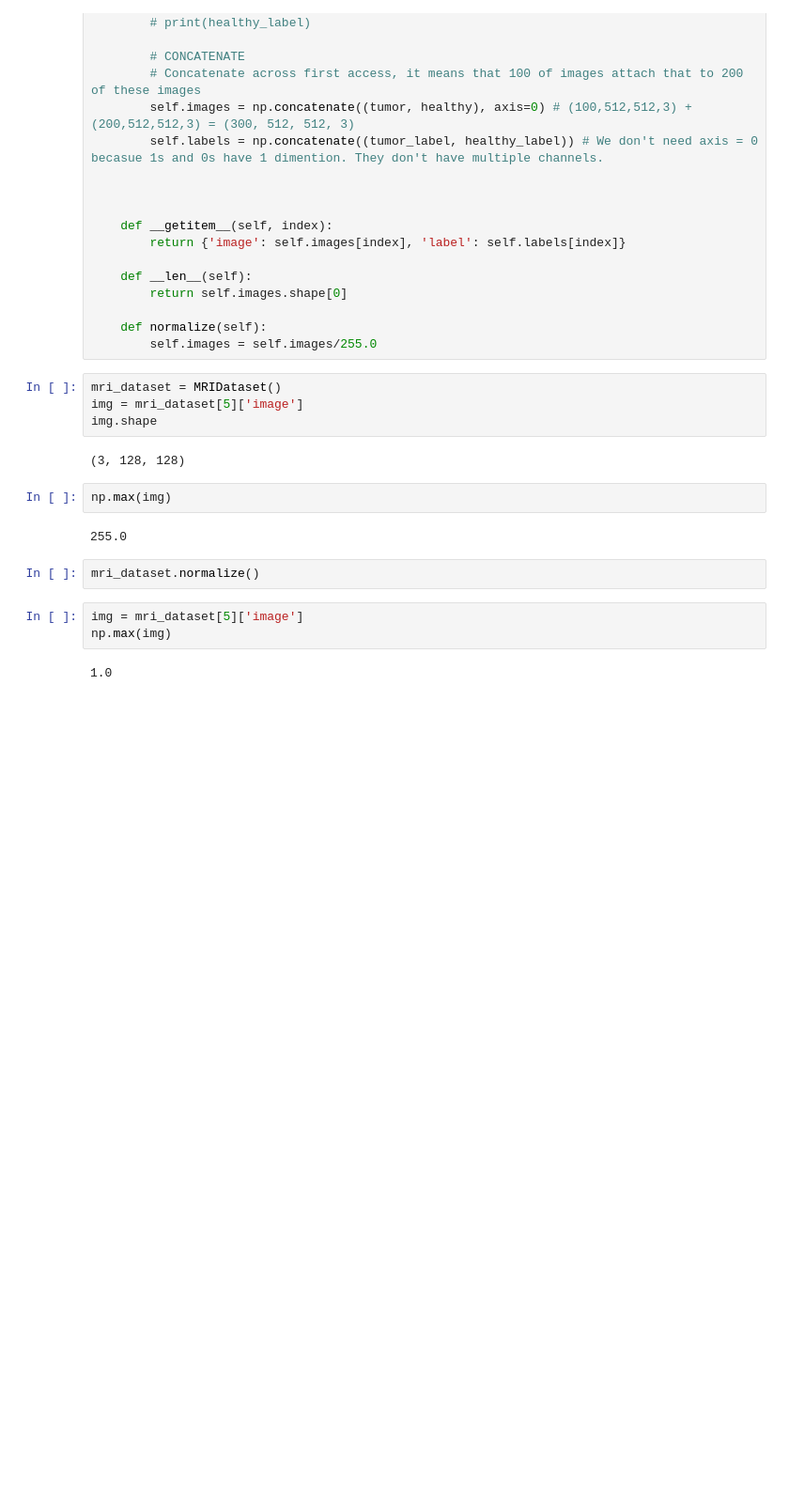
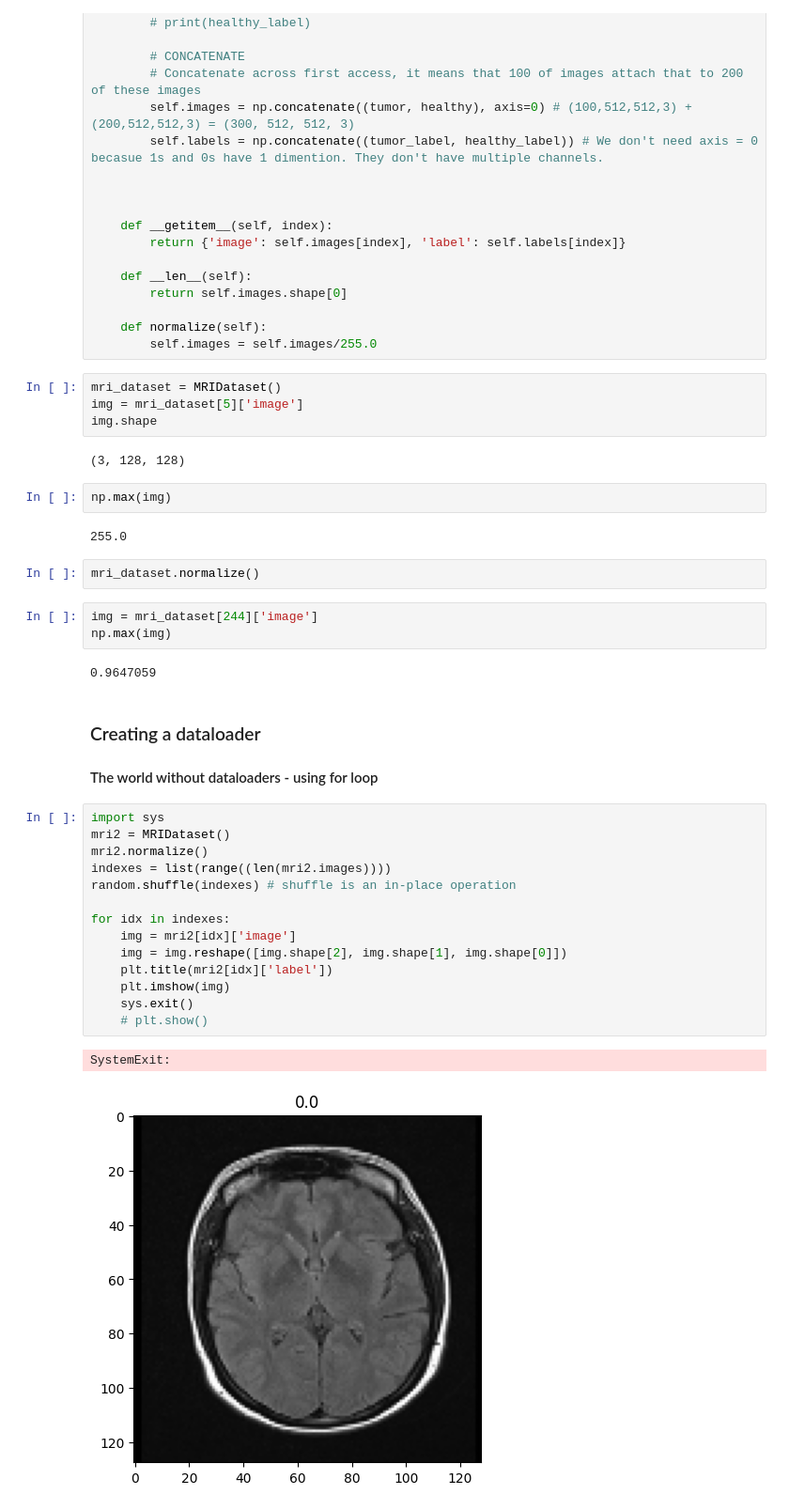
Before and after one commit to Muhammad-Yaqoob-4110/MRI-Brain-Tumor-Detector, a Jupyter notebook: MRI-Brain-Tumor-Detector.ipynb, the cells around one changed output. Shown at 94% size. Drawn from its saved outputs; the diff is of its cells as text; blank space fills up the shorter version.

Commit message:
add the world without dataloaders: using for loop and Next(Iter) commands

```diff
--- a/MRI-Brain-Tumor-Detector.ipynb
+++ b/MRI-Brain-Tumor-Detector.ipynb
@@ -311,7 +313,27 @@ np.max(img)
 # %%
 mri_dataset.normalize()
 # %%
-img = mri_dataset[5]['image']
+img = mri_dataset[244]['image']
 np.max(img)
 # %% [output]
-1.0
+0.9647059
+# %% [markdown]
+### Creating a dataloader
+#### The world without dataloaders - using for loop
+# %%
+import sys
+mri2 = MRIDataset()
+mri2.normalize()
+indexes = list(range((len(mri2.images))))
+random.shuffle(indexes) # shuffle is an in-place operation
+
+for idx in indexes:
+    img = mri2[idx]['image']
+    img = img.reshape([img.shape[2], img.shape[1], img.shape[0]])
+    plt.title(mri2[idx]['label'])
+    plt.imshow(img)
+    sys.exit()
+    # plt.show()
+# %% [output]
+SystemExit:
+[figure, added]
```
Also changed, not shown: parts of 3 cells of this notebook.
